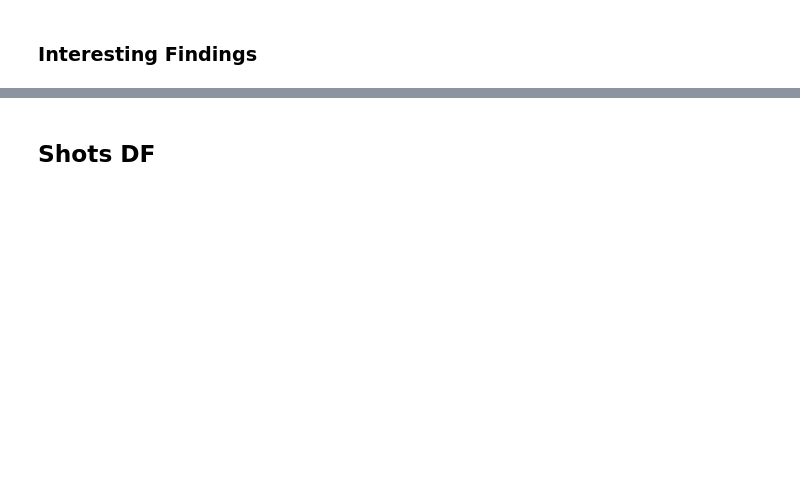
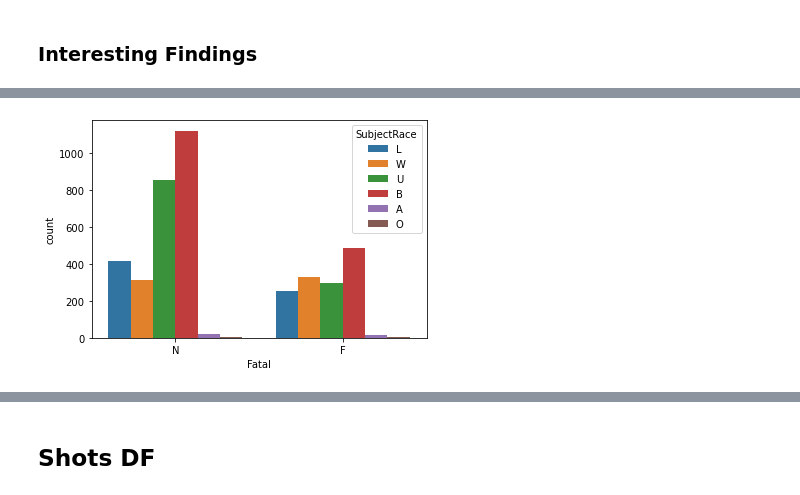
Before and after one commit to WoodyBurns44/thinkful, a Jupyter notebook: Officer_Involved_Shootings_Analysis.ipynb, the cells around one changed output, grey strips where cells are left out. Drawn from its saved outputs; the diff is of its cells as text; code cells hidden in the pictures; blank space fills up the shorter version.

```diff
--- a/Officer_Involved_Shootings_Analysis.ipynb
+++ b/Officer_Involved_Shootings_Analysis.ipynb
@@ -464,3 +465,8 @@ plt.show()
 # %% [output]
 [figure]
 [interactive output not drawn]
+# %%
+sns.countplot(x=df["Fatal"], hue=df["SubjectRace"])
+plt.show()
+# %% [output]
+[figure, added]
```
Also changed, not shown: parts of 95 cells of this notebook.
